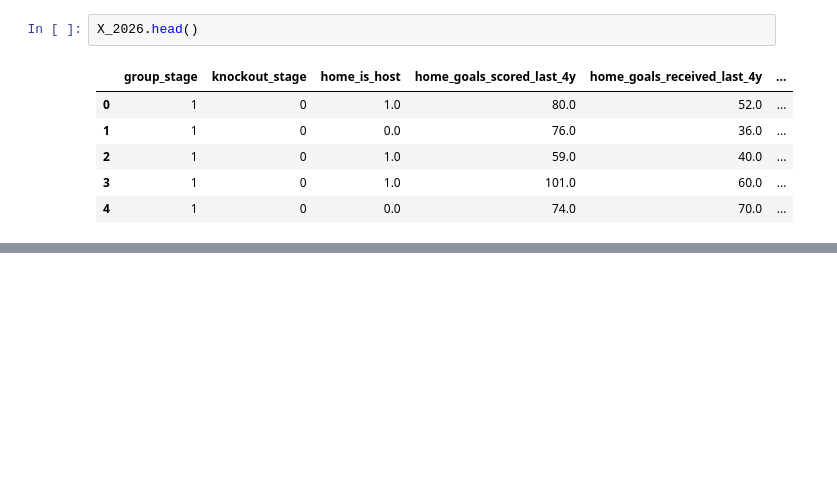
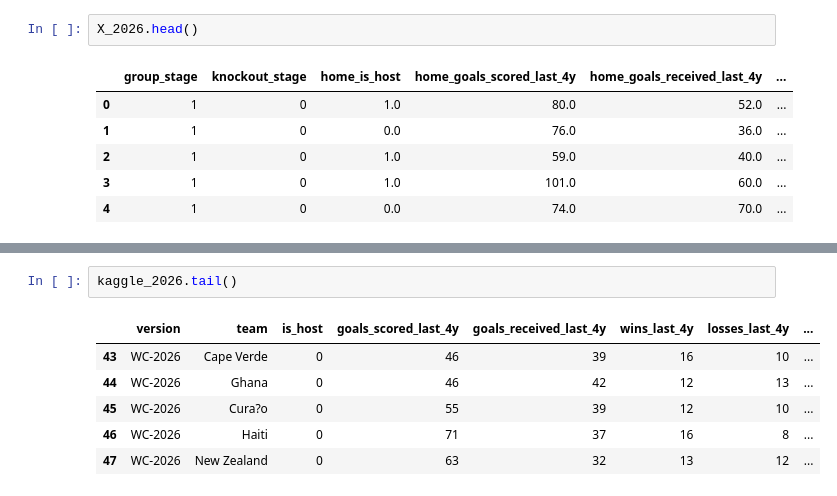
Before and after one commit to tonyinarula/World-Cup-2026-Predictive-Analysis, a Jupyter notebook: analysis.ipynb, the cells around one changed output, grey strips where cells are left out. Cells and saved outputs as stored; diff of their text form; blank space fills up the shorter version.

```diff
--- a/analysis.ipynb
+++ b/analysis.ipynb
@@ -1370,0 +1423,9 @@ print(results.head())
+# %%
+kaggle_2026.tail()
+# %% [output]
+|  | version | team | is_host | goals_scored_last_4y | goals_received_last_4y | wins_last_4y | losses_last_4y | ... |
+| 43 | WC-2026 | Cape Verde | 0 | 46 | 39 | 16 | 10 | ... |
+| 44 | WC-2026 | Ghana | 0 | 46 | 42 | 12 | 13 | ... |
+| 45 | WC-2026 | Cura?o | 0 | 55 | 39 | 12 | 10 | ... |
+| 46 | WC-2026 | Haiti | 0 | 71 | 37 | 16 | 8 | ... |
+| 47 | WC-2026 | New Zealand | 0 | 63 | 32 | 13 | 12 | ... |
```
Also changed, not shown: parts of 21 cells of this notebook.
